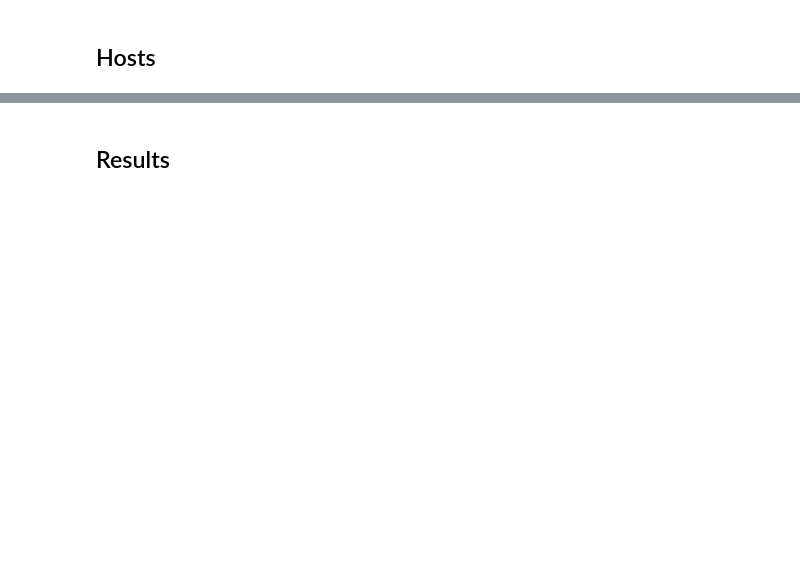
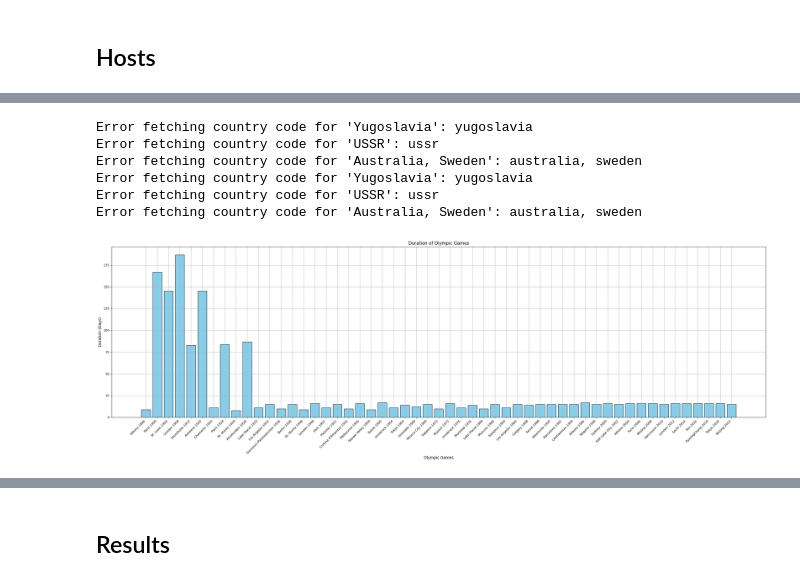
Before and after one commit to willfliaw/CSC_51052_EP, a Jupyter notebook: Project/main/Preliminary data analysis.ipynb, the cells around one changed output, grey strips where cells are left out. Drawn from its saved outputs; the diff is of its cells as text; code cells hidden in the pictures; blank space fills up the shorter version.

Commit message:
finished data cleaning + code indentation using prettier

```diff
--- a/Project/main/Preliminary data analysis.ipynb
+++ b/Project/main/Preliminary data analysis.ipynb
@@ -517,0 +731,7 @@ athletes_data.to_csv(os.path.join(CLEAN_DATA_PATH, "olympic_athletes.csv"), inde
+# %%
+hosts_data["game_start_date"] = pd.to_datetime(
+    hosts_data["game_start_date"], errors="coerce"
+)
+hosts_data["game_end_date"] = pd.to_datetime(
+    hosts_data["game_end_date"], errors="coerce"
+)
@@ -517,0 +786,16 @@ athletes_data.to_csv(os.path.join(CLEAN_DATA_PATH, "olympic_athletes.csv"), inde
+# %%
+hosts_data["country_code"] = hosts_data["game_location"].apply(
+    lambda x: get_country_code(x, alpha=2)
+)
+hosts_data["country_3_letter_code"] = hosts_data["game_location"].apply(
+    lambda x: get_country_code(x, alpha=3)
+)
+# %% [output]
+Error fetching country code for 'Yugoslavia': yugoslavia
+Error fetching country code for 'USSR': ussr
+Error fetching country code for 'Australia, Sweden': australia, sweden
+Error fetching country code for 'Yugoslavia': yugoslavia
+Error fetching country code for 'USSR': ussr
+Error fetching country code for 'Australia, Sweden': australia, sweden
+# %%
+hosts_data = hosts_data.reset_index(drop=True)
@@ -517,0 +804,24 @@ athletes_data.to_csv(os.path.join(CLEAN_DATA_PATH, "olympic_athletes.csv"), inde
+# %%
+hosts_data["game_duration_days"] = (
+    hosts_data["game_end_date"] - hosts_data["game_start_date"]
+).dt.days
+
+hosts_data = hosts_data.sort_values("game_start_date")
+
+plt.figure(figsize=(30, 10), dpi=80)
+plt.bar(
+    hosts_data["game_name"],
+    hosts_data["game_duration_days"],
+    color="skyblue",
+    edgecolor="black",
+)
+plt.xlabel("Olympic Games", fontsize=12)
+plt.ylabel("Duration (Days)", fontsize=12)
+plt.title("Duration of Olympic Games", fontsize=14)
+plt.xticks(rotation=45, ha="right")
+
+plt.grid()
+plt.tight_layout()
+plt.show()
+# %% [output]
+[figure, added]
```
Also changed, not shown: parts of 56 cells of this notebook, 5 other files.
